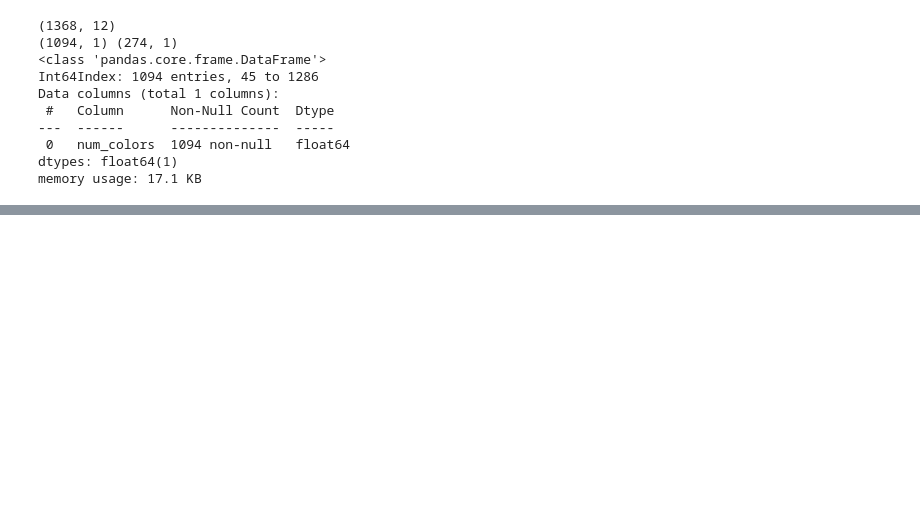
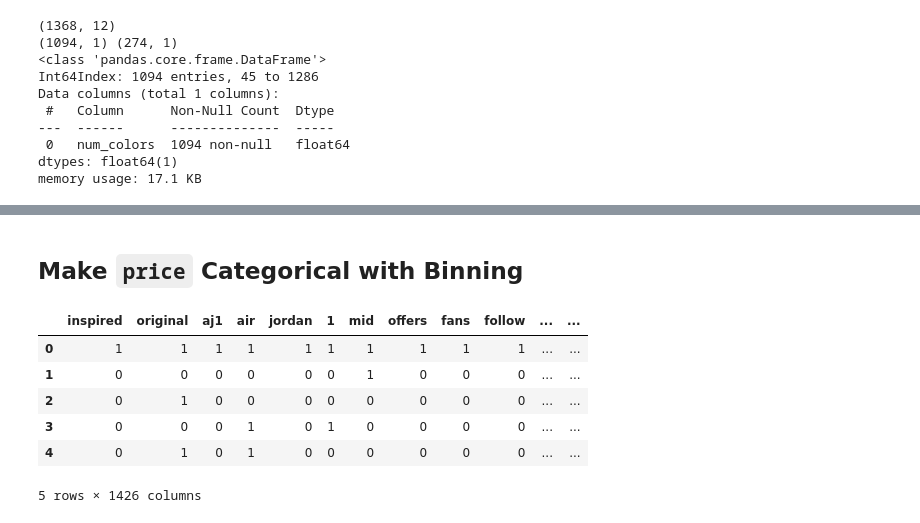
Before and after one commit to jasonkyungkim/nike_adidas_shoes, a Jupyter notebook: eda.ipynb, the cells around one changed output, grey strips where cells are left out. Saved outputs shown, nothing was run; the diff lists cells and outputs as text; code cells hidden in the pictures; blank space fills up the shorter version.

Commit message:
more eda and bag of words

```diff
--- a/eda.ipynb
+++ b/eda.ipynb
@@ -211,0 +312,27 @@ plt.tight_layout()
+# %%
+# remove low-occurance words
+df_desc['description'] = df_desc['description'].apply(lambda x: [w for w in x if w in vocab])
+# %%
+# bag of words representation
+# list of Counters
+# each Counter containing word counts for each row in the DataFrame
+counts = df_desc['description'].apply(Counter).to_list()
+# %%
+# Create bag-of-words df from list of dictionaries
+bow_df = pd.DataFrame(counts).fillna(0).astype(int)
+# %% [markdown]
+## Make `price` Categorical with Binning
+# %%
+df_desc.reset_index(drop=True, inplace=True)
+# %%
+# combine what is effectively our X and y into a single DataFrame
+df_processed = pd.concat([bow_df, df_desc['price']], axis=1)
+df_processed.head()
+# %% [output]
+|  | inspired | original | aj1 | air | jordan | 1 | mid | offers | fans | follow | ... | ... |
+| 0 | 1 | 1 | 1 | 1 | 1 | 1 | 1 | 1 | 1 | 1 | ... | ... |
+| 1 | 0 | 0 | 0 | 0 | 0 | 0 | 1 | 0 | 0 | 0 | ... | ... |
+| 2 | 0 | 1 | 0 | 0 | 0 | 0 | 0 | 0 | 0 | 0 | ... | ... |
+| 3 | 0 | 0 | 0 | 1 | 0 | 1 | 0 | 0 | 0 | 0 | ... | ... |
+| 4 | 0 | 1 | 0 | 1 | 0 | 0 | 0 | 0 | 0 | 0 | ... | ... |
+5 rows × 1426 columns
```
Also changed, not shown: parts of 33 cells of this notebook, 2 other files.
